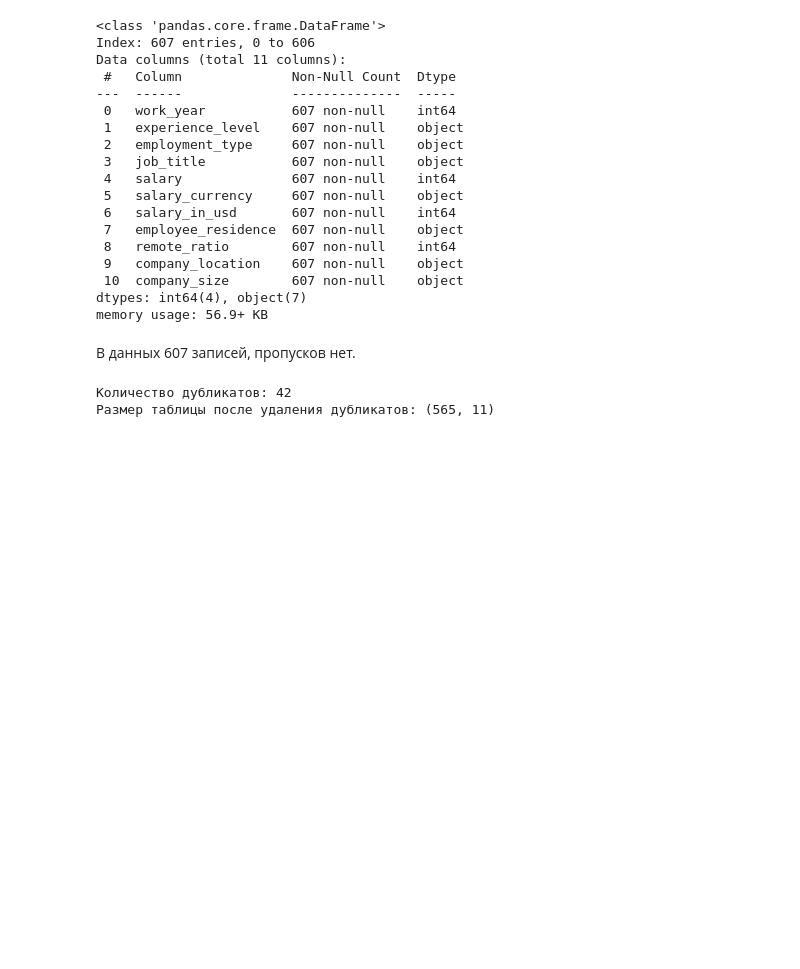
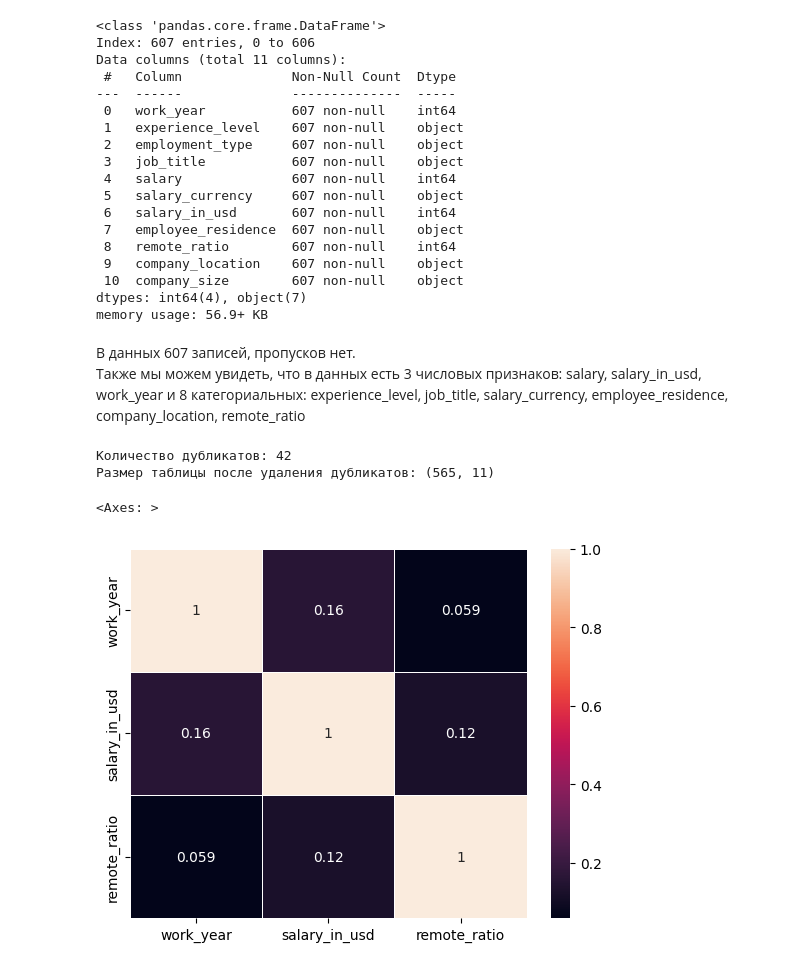
Before and after one commit to bomjprog/IDE, a Jupyter notebook: EDA/hw_eda.ipynb, the cells around one changed output. Drawn from its saved outputs; the diff is of its cells as text; code cells hidden in the pictures; blank space fills up the shorter version.

```diff
--- a/EDA/hw_eda.ipynb
+++ b/EDA/hw_eda.ipynb
@@ -52,8 +50,10 @@ Data columns (total 11 columns):
  10  company_size        607 non-null    object
 dtypes: int64(4), object(7)
 memory usage: 56.9+ KB
-# %% [markdown]
-В данных 607 записей, пропусков нет.
+# %% [markdown]
+В данных 607 записей, пропусков нет.
+Также мы можем увидеть, что в данных есть 3 числовых признаков: salary, salary_in_usd, work_year и 8 категориальных:
+experience_level, job_title, salary_currency, employee_residence, company_location, remote_ratio
 # %%
 # Проверим данные на наличие полных дубликатов:
 print(f'Количество дубликатов: {data[data.duplicated()].shape[0]}')
@@ -64,3 +64,13 @@ print(f'Размер таблицы после удаления дубликат
 # %% [output]
 Количество дубликатов: 42
 Размер таблицы после удаления дубликатов: (565, 11)
+# %%
+# удалим признаки salary и salary_currency, т.к. у нас есть признак salary_usd, в котором данные уже переведены в одну валюту,
+# соответственно нам не нужна зарплата в исходной валюте, а также сама валюта
+data = data.drop(['salary', 'salary_currency'], axis = 1)
+# %%
+# посмотрим на корреляцию всех признаков между собой:
+sns.heatmap(data.corr(numeric_only=True), annot=True, linewidths=.5)
+# %% [output]
+<Axes: >
+[figure, added]
```
Also changed, not shown: parts of 8 cells of this notebook.
